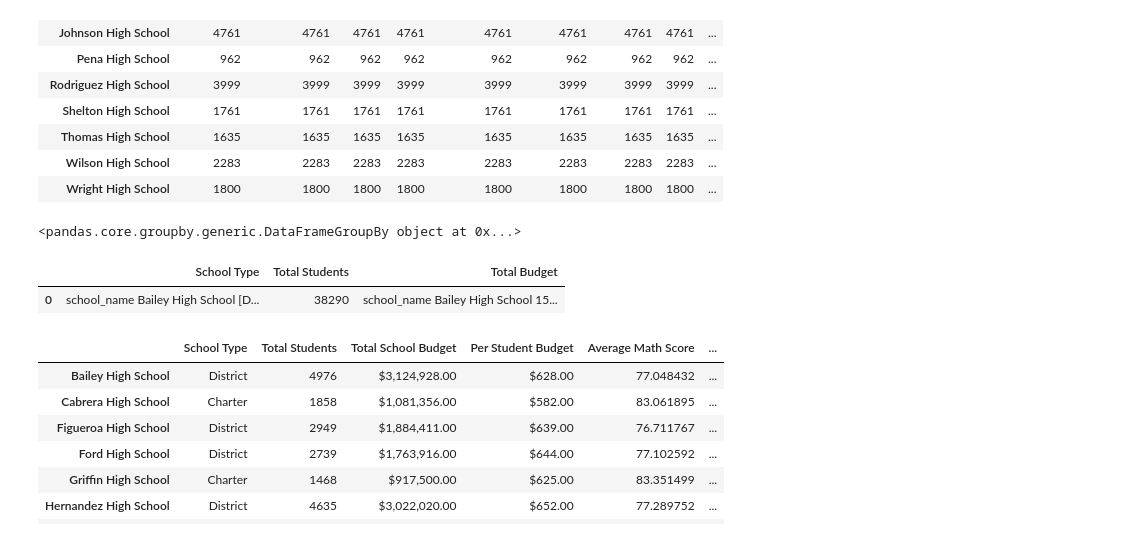
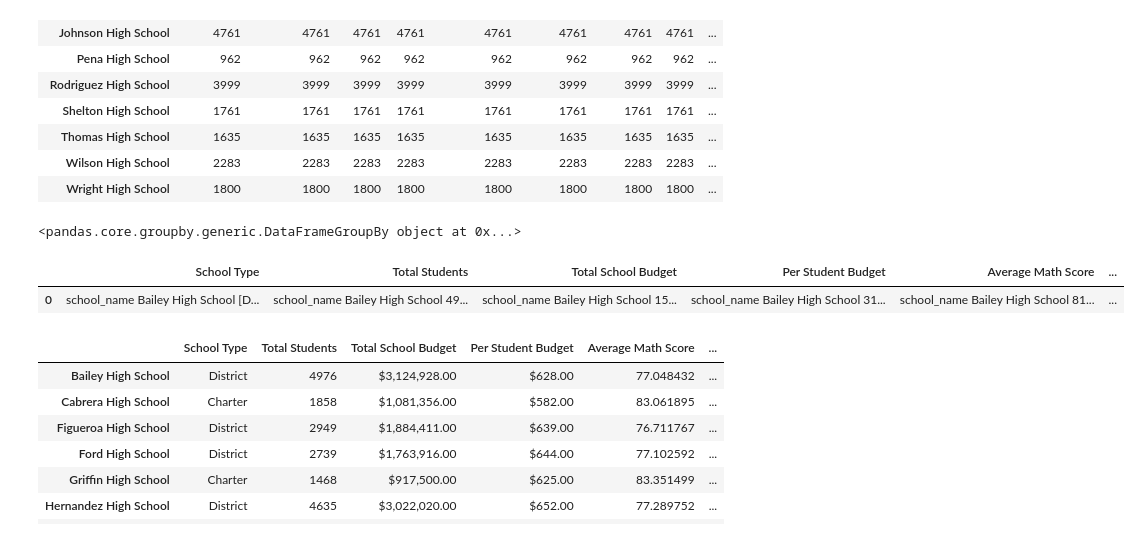
Before and after one commit to Pambaza/pandas-challenge, a Jupyter notebook: PyCitySchools/PyCitySchools_starter.ipynb, the cells around one changed output. Drawn from its saved outputs; the diff is of its cells as text; code cells hidden in the pictures.

```diff
--- a/PyCitySchools/PyCitySchools_starter.ipynb
+++ b/PyCitySchools/PyCitySchools_starter.ipynb
@@ -139,24 +155,46 @@ grouped_school_df.count().head(15)
 # %%
 grouped_school_df =school_data_complete_df.groupby(["school_name"])
 print(grouped_school_df)
 grouped_school_df.count().head(15)
 
-
+#School Type
 school_type = grouped_school_df["type"].unique()
 school_type
 
-students = len(grouped_school_df["student_name"].value_counts())
-students
+#Total Students
+students_count =grouped_school_df["student_name"].count()
+students_count
 
+#total school budget
 budget = grouped_school_df["budget"].sum()
 budget
 
-summary_df = pd.DataFrame({"School Type":[school_type], "Total Students" : [students], "Total Budget":[budget] })
+# Per Student Budget
+budget_per_student = budget/students_count
+budget_per_student
+
+# Calculate the average math score
+average_mathscore = grouped_school_df["math_score"].mean()
+average_mathscore
+
+
+#Calculate the average reading score
+average_readingscore = grouped_school_df["reading_score"].mean()
+average_readingscore
+
+#Calculate the average reading score
+per_overall_passingscore = (average_readingscore / average_mathscore)*100
+average_readingscore
+
+summary_df = pd.DataFrame({"School Type":[school_type], "Total Students" : [students_count], "Total School Budget":[budget],
+                           "Per Student Budget":[budget_per_student], "Average Math Score":[average_mathscore],
+                           "Average Math Score":[average_readingscore], "% Passing Math":[per_passing_mathscore],
+                          "% Passing Reading":[passing_readingscore], "% Overall Passing":[per_overall_passingscore]})
 summary_df
 # %% [output]
 <pandas.core.groupby.generic.DataFrameGroupBy object at 0x...>
-|  | School Type | Total Students | Total Budget |
-| 0 | school_name Bailey High School [D... | 38290 | school_name Bailey High School 15... |
+|  | School Type | Total Students | Total School Budget | Per Student Budget | Average Math Score | ... |
+| 0 | school_name Bailey High School [D... | school_name Bailey High School 49... | school_name Bailey High School 15... | school_name Bailey High School 31... | school_name Bailey High School 81... | ... |
 # %%
 # %% [output]
 |  | School Type | Total Students | Total School Budget | Per Student Budget | Average Math Score | ... |
```
Also changed, not shown: parts of 3 cells of this notebook.
